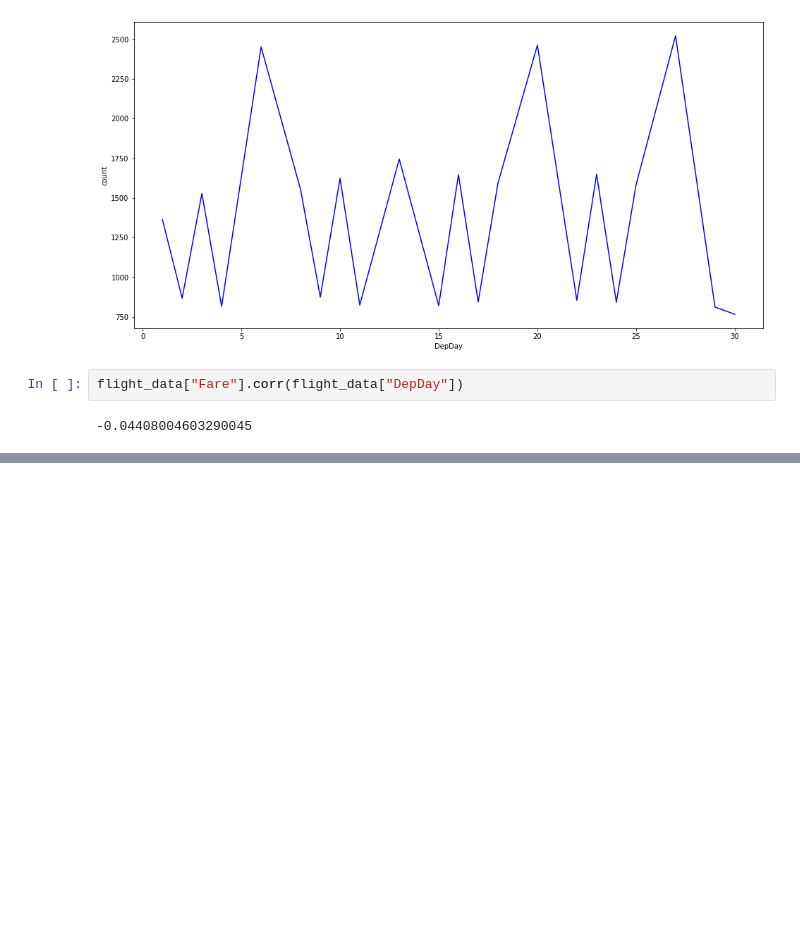
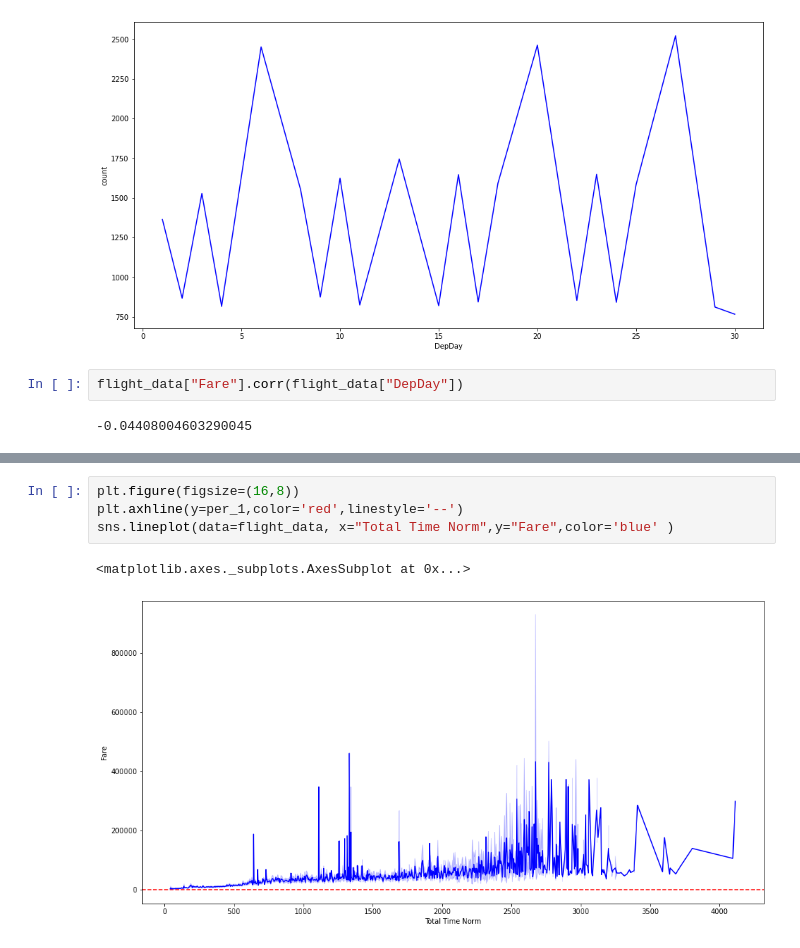
Before and after one commit to Daim-Nickel-Penny/Fly-Deals-Backend, a Jupyter notebook: Fly_Deals_Backend.ipynb, the cells around one changed output, grey strips where cells are left out. Drawn from its saved outputs; the diff is of its cells as text; blank space fills up the shorter version.

```diff
--- a/Fly_Deals_Backend.ipynb
+++ b/Fly_Deals_Backend.ipynb
@@ -388,0 +520,7 @@ flight_data["Fare"].corr(flight_data["DepDay"])
+# %%
+plt.figure(figsize=(16,8))
+plt.axhline(y=per_1,color='red',linestyle='--')
+sns.lineplot(data=flight_data, x="Total Time Norm",y="Fare",color='blue' )
+# %% [output]
+<matplotlib.axes._subplots.AxesSubplot at 0x...>
+[figure, added]
```
Also changed, not shown: parts of 25 cells of this notebook.
